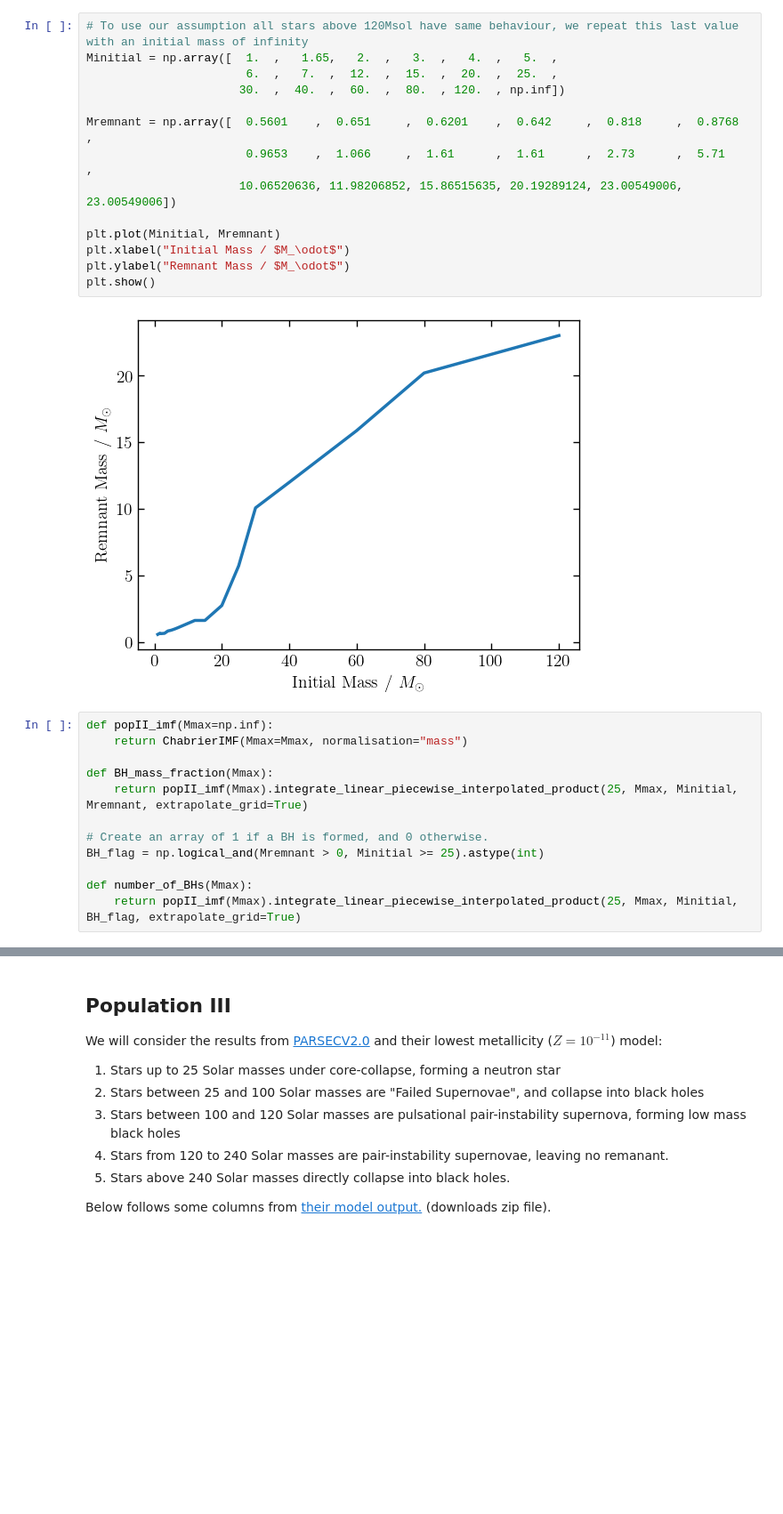
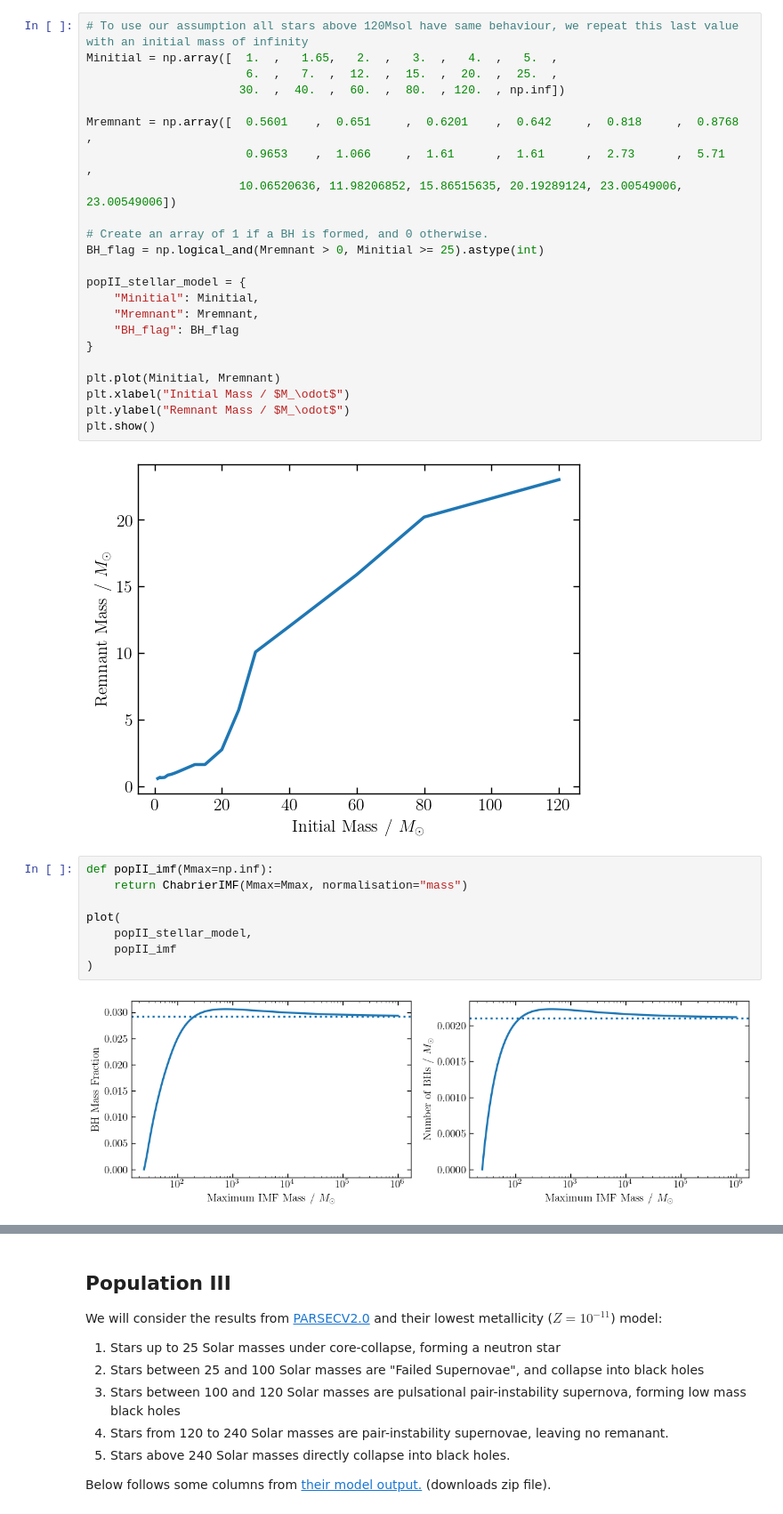
Before and after one commit to E-W-Jones/pIMF, a Jupyter notebook: examples/BlackHoles.ipynb, the cells around one changed output, grey strips where cells are left out. Shown at 89% size. Saved outputs shown, nothing was run; the diff lists cells and outputs as text; blank space fills up the shorter version.

```diff
--- a/examples/BlackHoles.ipynb
+++ b/examples/BlackHoles.ipynb
@@ -28,6 +73,15 @@ Mremnant = np.array([  0.5601    ,  0.651     ,  0.6201    ,  0.642     ,  0.818
                        0.9653    ,  1.066     ,  1.61      ,  1.61      ,  2.73      ,  5.71      ,
                       10.06520636, 11.98206852, 15.86515635, 20.19289124, 23.00549006, 23.00549006])
 
+# Create an array of 1 if a BH is formed, and 0 otherwise.
+BH_flag = np.logical_and(Mremnant > 0, Minitial >= 25).astype(int)
+
+popII_stellar_model = {
+    "Minitial": Minitial,
+    "Mremnant": Mremnant,
+    "BH_flag": BH_flag
+}
+
 plt.plot(Minitial, Mremnant)
 plt.xlabel("Initial Mass / $M_\odot$")
 plt.ylabel("Remnant Mass / $M_\odot$")
@@ -37,12 +91,10 @@ plt.show()
 # %%
 def popII_imf(Mmax=np.inf):
     return ChabrierIMF(Mmax=Mmax, normalisation="mass")
 
-def BH_mass_fraction(Mmax):
-    return popII_imf(Mmax).integrate_linear_piecewise_interpolated_product(25, Mmax, Minitial, Mremnant, extrapolate_grid=True)
-
-# Create an array of 1 if a BH is formed, and 0 otherwise.
-BH_flag = np.logical_and(Mremnant > 0, Minitial >= 25).astype(int)
-
-def number_of_BHs(Mmax):
-    return popII_imf(Mmax).integrate_linear_piecewise_interpolated_product(25, Mmax, Minitial, BH_flag, extrapolate_grid=True)
+plot(
+    popII_stellar_model,
+    popII_imf
+)
+# %% [output]
+[figure, added]
```
Also changed, not shown: parts of 6 cells of this notebook, 1 other file.
